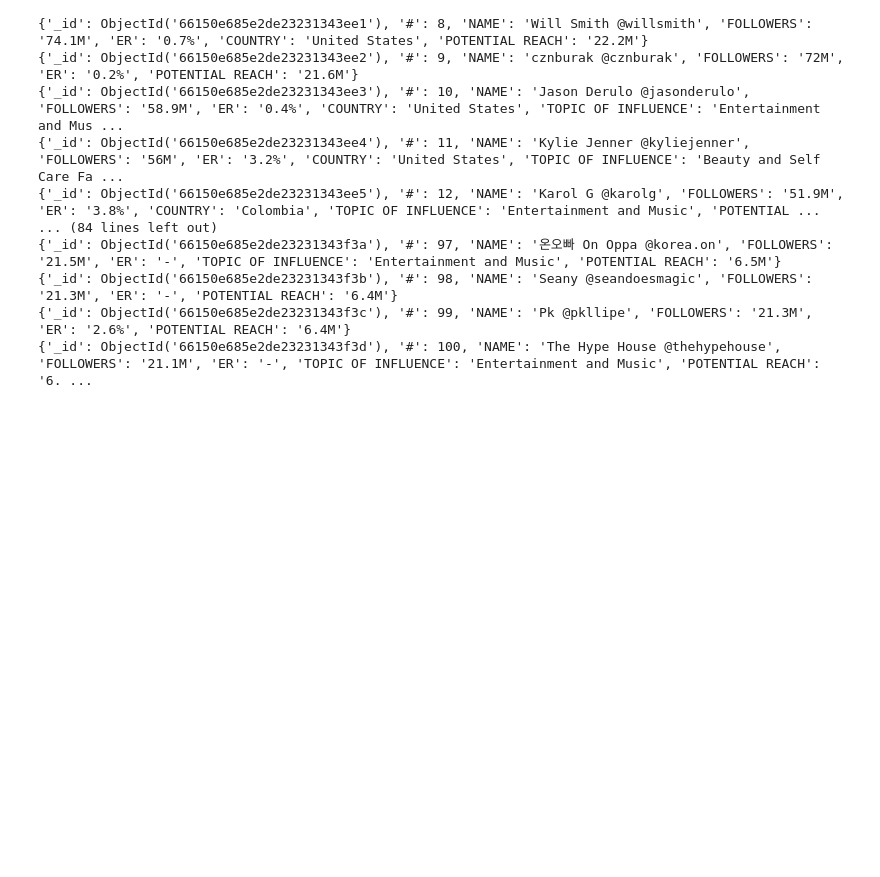
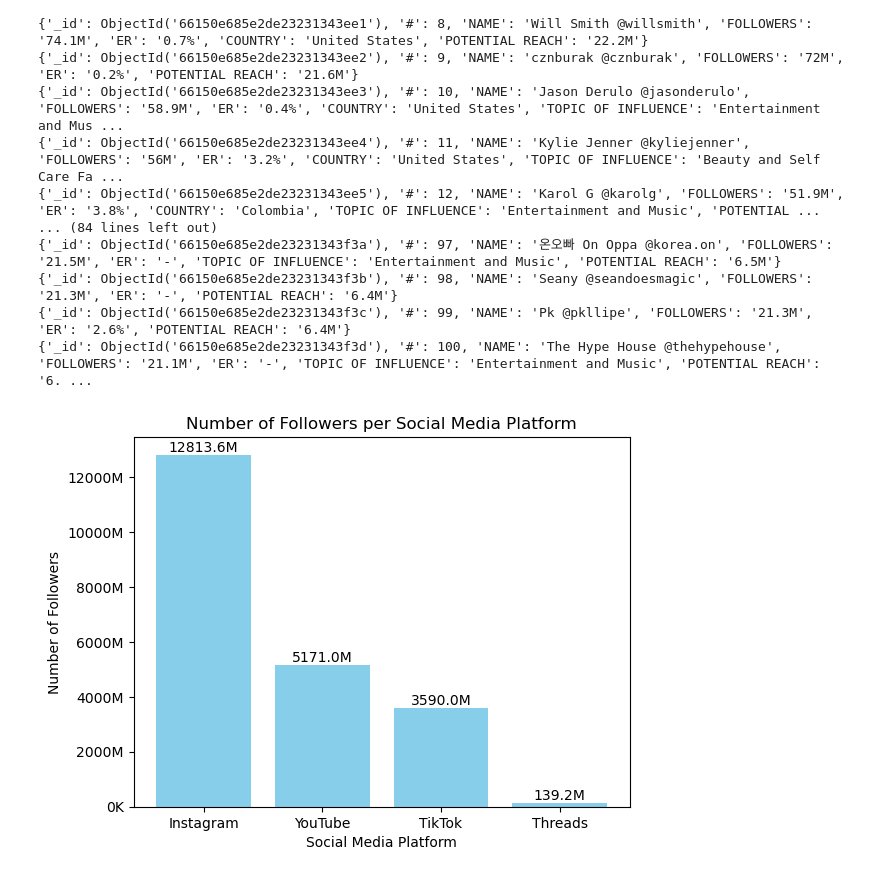
Before and after one commit to htojyy/proj-3-grp-4, a Jupyter notebook: Influencers.ipynb, the cells around one changed output. Cells and saved outputs as stored; diff of their text form; code cells hidden in the pictures; blank space fills up the shorter version.

```diff
--- a/Influencers.ipynb
+++ b/Influencers.ipynb
@@ -118,3 +120,50 @@ for document in tiktok_collection.find():
 {'_id': ObjectId('66150e685e2de23231343f3b'), '#': 98, 'NAME': 'Seany @seandoesmagic', 'FOLLOWERS': '21.3M', 'ER': '-', 'POTENTIAL REACH': '6.4M'}
 {'_id': ObjectId('66150e685e2de23231343f3c'), '#': 99, 'NAME': 'Pk @pkllipe', 'FOLLOWERS': '21.3M', 'ER': '2.6%', 'POTENTIAL REACH': '6.4M'}
 {'_id': ObjectId('66150e685e2de23231343f3d'), '#': 100, 'NAME': 'The Hype House @thehypehouse', 'FOLLOWERS': '21.1M', 'ER': '-', 'TOPIC OF INFLUENCE': 'Entertainment and Music', 'POTENTIAL REACH': '6. ...
+# %%
+# Get the follower count for each social media platform
+def get_followers_total(collection):
+    total_followers = 0
+    for document in collection.find():
+        followers_str = document['FOLLOWERS']
+        if 'M' in followers_str:
+            followers_number = float(followers_str.replace('M', ''))
+            followers_number *= 1e6
+        elif 'K' in followers_str:
+            followers_number = float(followers_str.replace('K', ''))
+            followers_number *= 1e3
+        else:
+            followers_number = float(followers_str)
+        total_followers += followers_number
+    return total_followers
+# %%
+# Get the total followers for each social media platform.
+instagram_followers = get_followers_total(instagram_collection)
+threads_followers = get_followers_total(threads_collection)
+youtube_followers = get_followers_total(youtube_collection)
+tiktok_followers = get_followers_total(tiktok_collection)
+# %%
+# Sort the dictionary by values in descending order.
+
+total_followers = {
+    'Instagram': instagram_followers,
+    'Threads': threads_followers,
+    'YouTube': youtube_followers,
+    'TikTok': tiktok_followers
+}
+total_followers_sorted = dict(sorted(total_followers.items(), key=lambda item: item[1], reverse=True))
+# %%
+# Create the bar plot
+bars = plt.bar(total_followers_sorted.keys(), total_followers_sorted.values(), color='skyblue')
+# Add labels and title
+plt.xlabel('Social Media Platform')
+plt.ylabel('Number of Followers')
+plt.title('Number of Followers per Social Media Platform')
+plt.gca().yaxis.set_major_formatter(ticker.FuncFormatter(lambda x, _: '{:.0f}M'.format(x * 1e-6) if x >= 1e6 else '{:.0f}K'.format(x * 1e-3)))
+for bar in bars:
+    yval = bar.get_height()
+    plt.text(bar.get_x() + bar.get_width() / 2, yval, '{:.1f}M'.format(yval * 1e-6), va='bottom', ha='center')
+# Show the plot
+plt.show()
+# %% [output]
+[figure, added]
```
Also changed, not shown: parts of 2 cells of this notebook.
